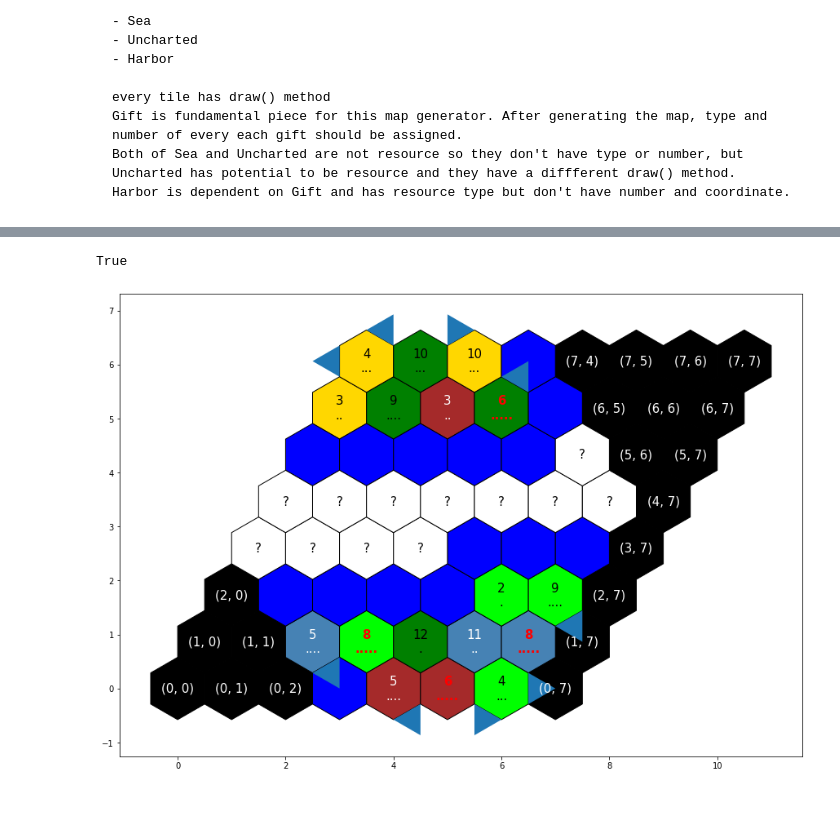
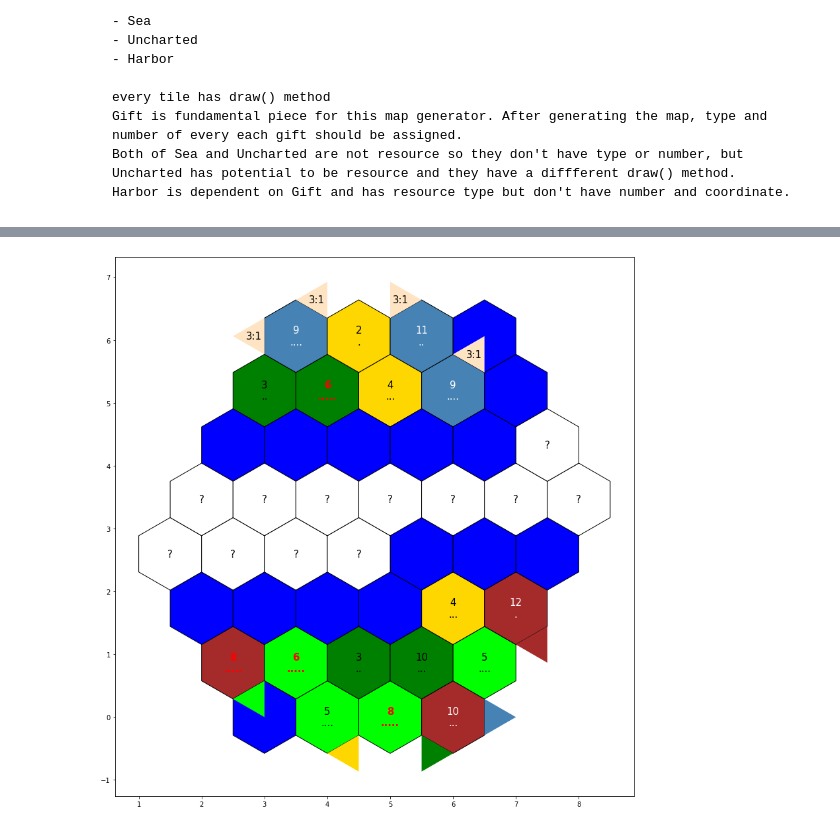
Before and after one commit to EthanHistory/CatanMapGenerator, a Jupyter notebook: map_generator.ipynb, the cells around one changed output, grey strips where cells are left out. Drawn from its saved outputs; the diff is of its cells as text; code cells hidden in the pictures; blank space fills up the shorter version.

Commit message:
Added Harbor visualization

```diff
--- a/map_generator.ipynb
+++ b/map_generator.ipynb
@@ -236,8 +266,32 @@ class CatanDrawingObject(DrawVistor):
             (row+1, col-1)
         ]
 
-        triangle = Polygon([vertices[obj.edge], vertices[(obj.edge+1)%6], self.__transform(*vertex[obj.edge])])
+        first_point, second_point, thrid_point = vertices[obj.edge], vertices[(obj.edge+1)%6], self.__transform(*vertex[obj.edge])
+        fc, tc, t = 'violet', 'k', ''
+        if obj.type == HarborType.Tree:
+            fc = 'green'
+            tc = "k"
+        elif obj.type == HarborType.Grain:
+            fc = 'gold'
+            tc = "k"
+        elif obj.type == HarborType.Steel:
+            fc = 'steelblue'
+            tc = "w"
+        elif obj.type == HarborType.Sheep:
+            fc = 'lime'
+            tc = "k"
+        elif obj.type == HarborType.Ground:
+            fc = 'brown'
+            tc = "w"
+        elif obj.type == HarborType.ThreeToOne:
+            fc = 'bisque'
+            tc = "k"
+            t = '3:1'
+
+        triangle = Polygon([first_point, second_point, thrid_point], facecolor=fc)
         self.ax.add_patch(triangle)
+        middle_point = list(sum(axis) / 3 for axis in zip(*[first_point, second_point, thrid_point]))
+        plt.text(*middle_point, t, fontsize = 15, ha='center', va='center', color=tc)
 # %%
 from collections import Counter
 import random
@@ -433,0 +519,5 @@ catan.draw(default_gift=True)
+# %%
+import matplotlib
+matplotlib.rcParams['figure.figsize'] = [15, 15]
+catan = FogIsland()
+catan.draw(default_gift=True)
@@ -452,9 +544,17 @@ number_dist = {
     11 : 1,
     12 : 1
 }
+
+harbors = {
+    HarborType.Tree : 1,
+    HarborType.Grain : 1,
+    HarborType.Steel : 1,
+    HarborType.Sheep : 1,
+    HarborType.Ground : 1,
+    HarborType.ThreeToOne : 4,
+}
 # %%
-catan.generate(resources, number_dist)
-catan.draw()
+catan.generate(resources, number_dist, harbors)
+catan.draw(default_gift=False)
 # %% [output]
-True
-[figure, old version]
+[figure, new version]
```
Also changed, not shown: parts of 4 cells of this notebook.
